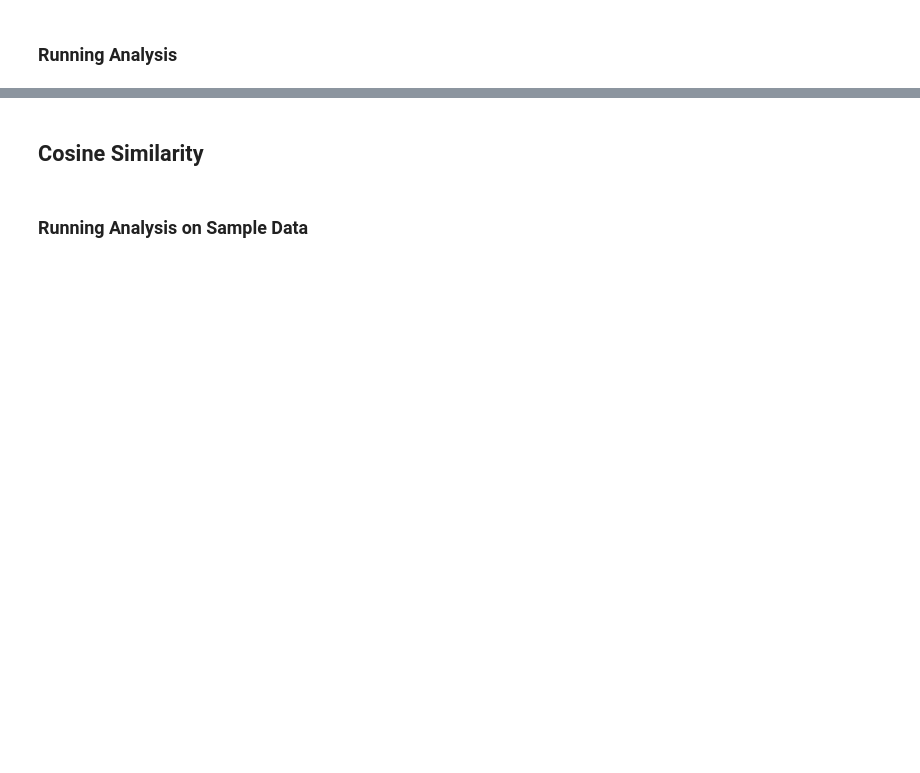
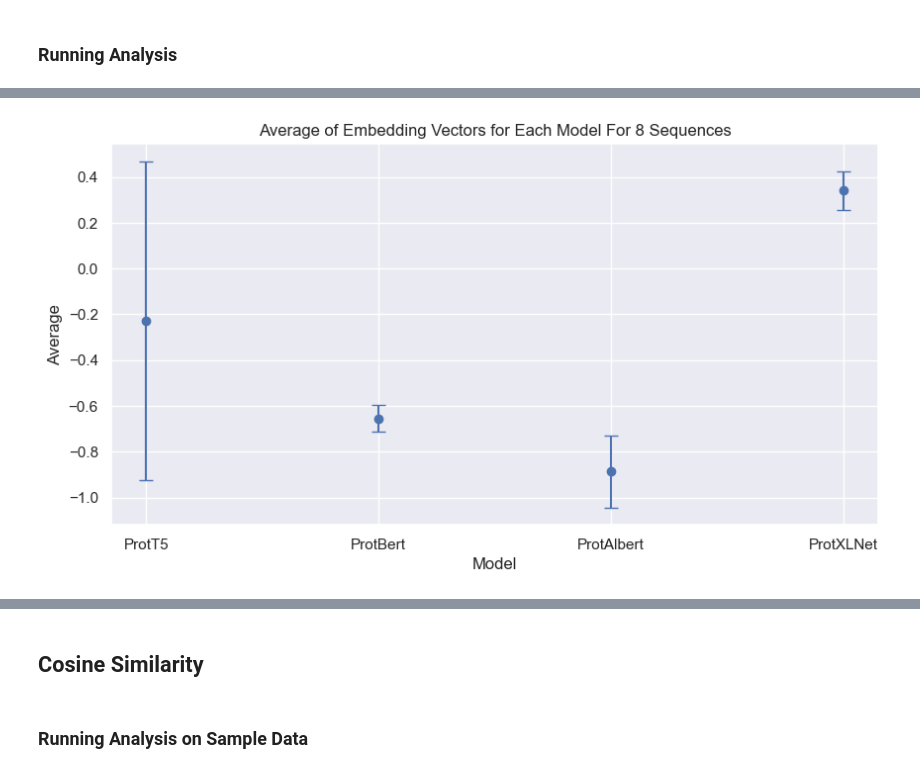
Before and after one commit to rgavigan/e-score, a Jupyter notebook: src/e-score.ipynb, the cells around one changed output, grey strips where cells are left out. Cells and saved outputs as stored; diff of their text form; code cells hidden in the pictures; blank space fills up the shorter version.

```diff
--- a/src/e-score.ipynb
+++ b/src/e-score.ipynb
@@ -35,6 +35,7 @@ import re
 import random
 import pickle
 import statistics
+import tensorflow as tf
 import time
 from zipfile import ZipFile
 import sys
@@ -54,7 +55,7 @@ import warnings
 warnings.filterwarnings("ignore")
 
 # Available models
-MODELS_LIST = ["ProtT5", "ProtBert", "ProtAlbert", "ProtXLNet", "ESM1b", "ESM2"]
+MODELS_LIST = ["ProtT5", "ProtBert", "ProtAlbert", "ProtXLNet"]
 
 # Available alignment types
 ALIGNMENT_TYPES = ["Global-regular" , "Global-end-gap-free"]
@@ -779,0 +765,29 @@ plt.show()
+# %%
+# Get the average of every value for total average and standard deviation for each model
+total_average = {
+    "ProtT5": 0,
+    "ProtBert": 0,
+    "ProtAlbert": 0,
+    "ProtXLNet": 0,
+}
+
+total_std = {
+    "ProtT5": 0,
+    "ProtBert": 0,
+    "ProtAlbert": 0,
+    "ProtXLNet": 0,
+}
+
+for model_name in MODELS_LIST:
+    total_average[model_name] = np.mean(avg_map[model_name])
+    total_std[model_name] = np.mean(std_map[model_name])
+
+# Visualize the average and standard deviation for all the models together in one plot (total_average and total_std)
+plt.figure(figsize=(10, 5))
+plt.errorbar(total_average.keys(), total_average.values(), yerr=list(total_std.values()), fmt='o', capsize=5)
+plt.xlabel('Model')
+plt.ylabel('Average')
+plt.title('Average of Embedding Vectors for Each Model For 8 Sequences')
+plt.show()
+# %% [output]
+[figure, added]
```
Also changed, not shown: parts of 29 cells of this notebook, 20 other files.
